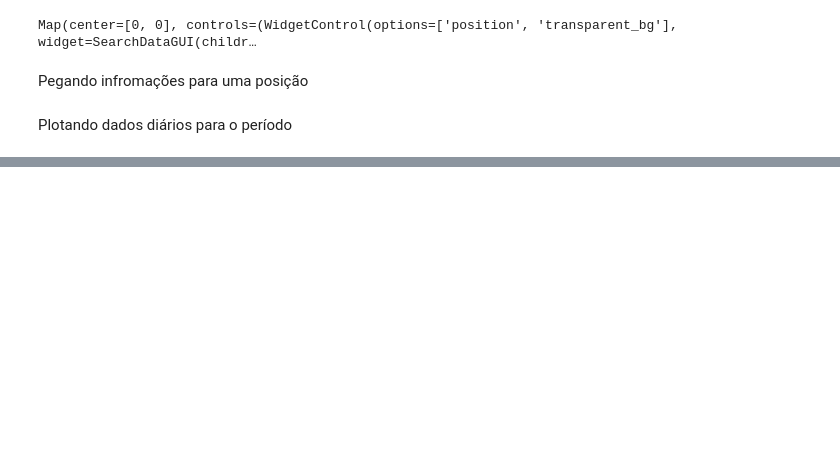
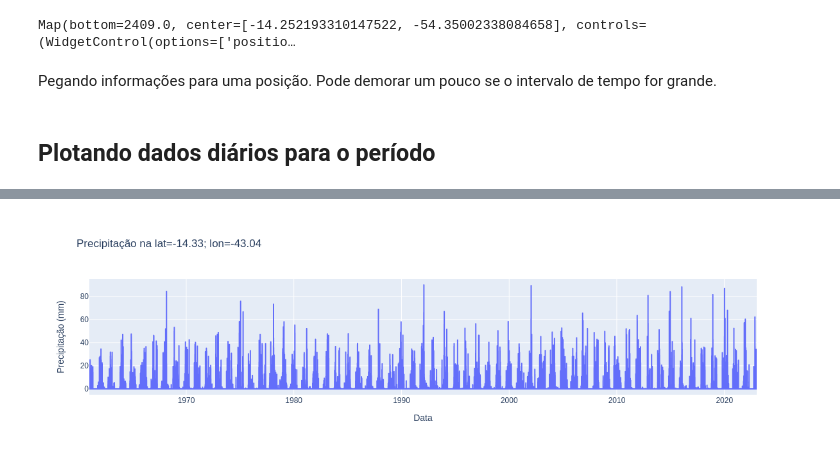
Before and after one commit to AlexandreCandidoXavier/BR-DWGD, a Jupyter notebook: notebooks/exemplo_google_earth.ipynb, the cells around one changed output, grey strips where cells are left out. Cells and saved outputs as stored; diff of their text form; code cells hidden in the pictures; blank space fills up the shorter version.

```diff
--- a/notebooks/exemplo_google_earth.ipynb
+++ b/notebooks/exemplo_google_earth.ipynb
@@ -46,10 +56,10 @@ point = {'type':'Point', 'coordinates': lon_lat}
 m.addLayer(ee.Feature(point), {'color': 'red'}, "posição")
 # %%
 # plotando a precipitação da data inicial
-m.centerObject(var.first())
+m.centerObject(var)
 m
 # %% [output]
-Map(center=[0, 0], controls=(WidgetControl(options=['position', 'transparent_bg'], widget=SearchDataGUI(childr…
+Map(bottom=2409.0, center=[-14.252193310147522, -54.35002338084658], controls=(WidgetControl(options=['positio…
-# %% [markdown]
-Pegando infromações para uma posição
+# %% [markdown]
+Pegando informações para uma posição. Pode demorar um pouco se o intervalo de tempo for grande.
 # %%
@@ -57,19 +67,23 @@ info = var.getRegion(point, 500).getInfo()
 # %% [markdown]
-Plotando dados diários para o período
+## Plotando dados diários para o período
 # %%
-header = info[0]
-data = np.array(info[1:])
+# organizando as datas
+header = info_point[0]
+data = np.array(info_point[1:])
 iTime = header.index('time')
 time = [datetime.datetime.fromtimestamp(i/1000) for i in (data[0:,iTime].astype(int))]
 
-#criando dataframe
+# criando dataframe
 prec = data[:,-1].astype('float')
-prec[prec<0] = 0
+# prec[prec<0] = 0 # necessário pois no reescalonamento há pricipitaões menors que zero (-1.2055e-05)
 df = pd.DataFrame(prec, columns=['Precipitação (mm)'])
 df.set_index(np.array(time), inplace=True)
 df.index.name='Data'
+
 # plotando
-fig = px.line(df, x=df.index, y='Precipitação (mm)',
-                 title=f"Precipitação na lat={lon_lat[1]}; lon={lon_lat[0]}")
+fig = px.line(df, x=df.index,
+              y='Precipitação (mm)',
+              title=f"Precipitação na lat={lon_lat[1]}; lon={lon_lat[0]}")
+fig.update_traces(hovertemplate="Data: %{x} <br> prec: %{y:.1f} mm ")
 fig.show()
 # %% [output]
@@ -77 +90,2 @@ fig.show()
+[figure, added]
 # %% [markdown]
```
Also changed, not shown: parts of 15 cells of this notebook.
